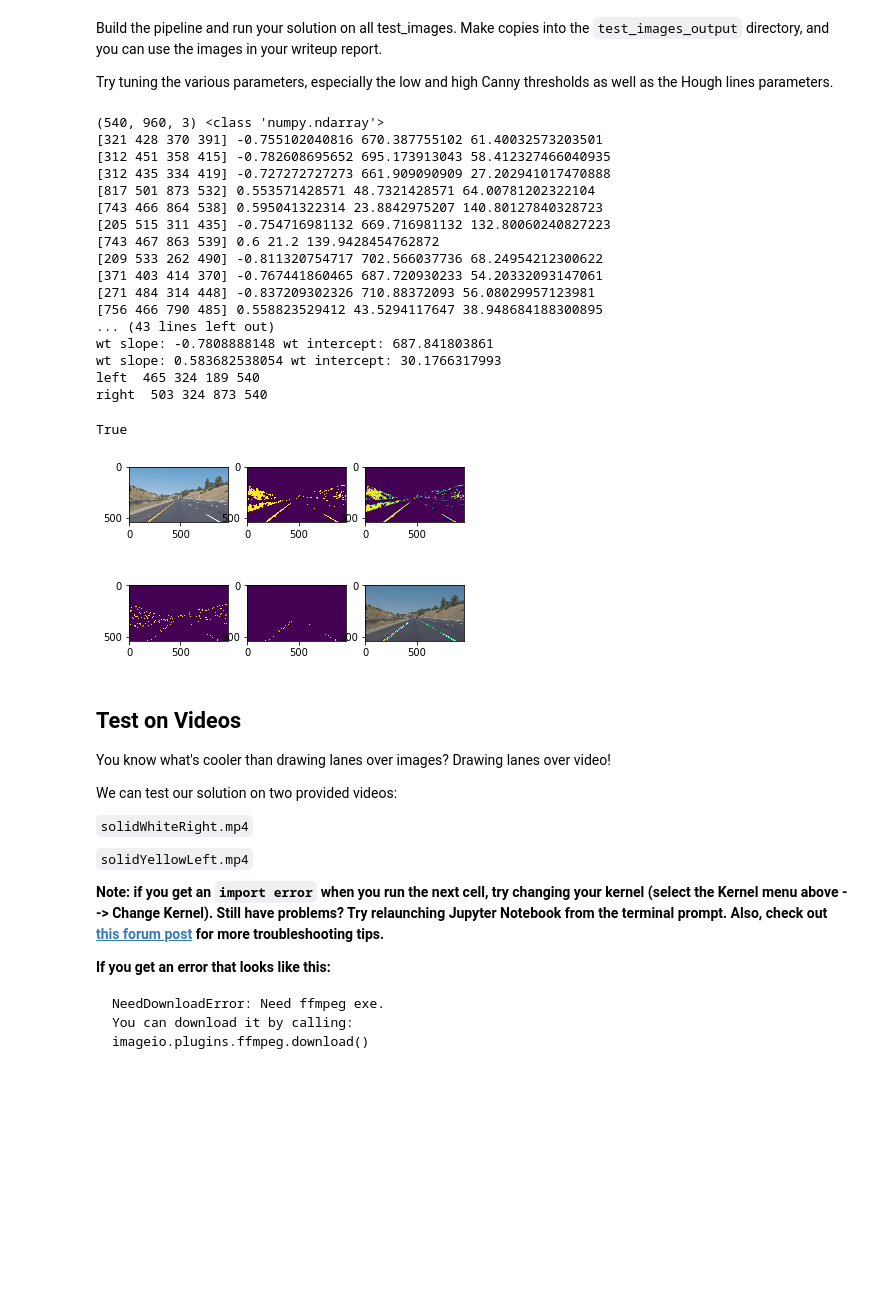
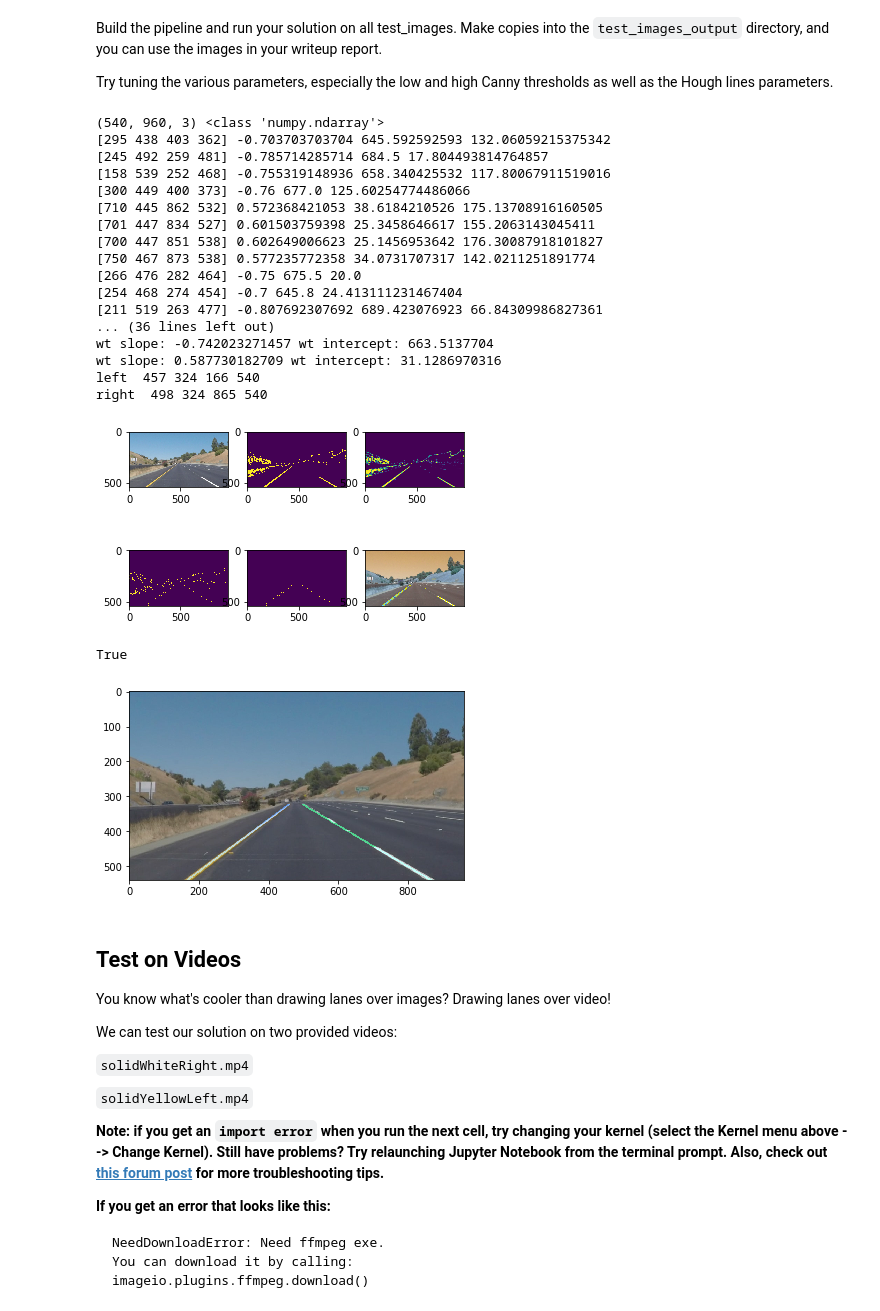
Before and after one commit to dhnkrn/CarND-LaneLines-P1, a Jupyter notebook: P1.ipynb, the cells around one changed output. Drawn from its saved outputs; the diff is of its cells as text; code cells hidden in the pictures; blank space fills up the shorter version.

Commit message:
Upload output images
Signed-off-by: Dhinakaran Pandiyan <dhnkrn@gmail.com>

```diff
--- a/P1.ipynb
+++ b/P1.ipynb
@@ -220,28 +220,24 @@ files = ["solidWhiteCurve",
          "solidYellowLeft",
          "whiteCarLaneSwitch"]
 
-file_name = 'test_images/' + files[5]
+file_name = 'test_images/' + files[3]
 img = cv2.imread(file_name + '.jpg')
 cpy = img.copy()
+lines_cpy = img.copy()
 m = np.zeros_like(cpy);
 
 print(img.shape, type(img))
-#plt.subplot(2,1,1)
-#plt.imshow(cv2.cvtColor(img, cv2.COLOR_BGR2RGB))
-
 res_x = img.shape[1]
 res_y = img.shape[0]
 
-#bw = cv2.cvtColor(cpy, cv2.COLOR_BGR2GRAY)
+plt.subplot(2,3,1)
+plt.imshow(cv2.cvtColor(img, cv2.COLOR_BGR2RGB))
+
 hsv = cv2.cvtColor(cpy, cv2.COLOR_BGR2HSV)
 y_mask = cv2.inRange(hsv, np.array([19,50,50]),np.array([25,255,255]))
 w_mask = cv2.inRange(hsv, np.array([0,0,200]),np.array([180,20,255]))
 bw = cv2.bitwise_or(w_mask, y_mask)
 cv2.imwrite(file_name + '0ut.jpg', bw)
-
-plt.subplot(2,3,1)
-plt.imshow(cv2.cvtColor(img, cv2.COLOR_BGR2RGB))
-
 plt.subplot(2,3,2)
 plt.imshow(bw)
 
@@ -284,11 +280,15 @@ for line in lines:
         continue
 
     if slope < 0.0:
-        cv2.line(m, (x1,y1),(x2,y2), (225, 225, 0), 2)
+        cv2.line(lines_cpy, (x1,y1),(x2,y2), (225, 225, 0), 2)
         left.append([slope, intercept, length])
     else:
-        cv2.line(m, (x1,y1),(x2,y2), (225, 225, 0), 2)
+        cv2.line(lines_cpy, (x1,y1),(x2,y2), (225, 225, 0), 2)
         right.append([slope, intercept, length])
+
+cv2.imwrite(file_name + '0ut3.jpg', lines_cpy)
+plt.subplot(2,3,6)
+plt.imshow(lines_cpy)
 
 left_n = np.array(left)
 right_n = np.array(right)
@@ -319,58 +319,58 @@ right_n = np.array(right_smooth)
 print(left_n)
 print(right_n)
 
 weighted_l_slope = np.sum(left_n[:,0]*left_n[:,2])/np.sum(left_n[:,2])
 weighted_r_slope = np.sum(right_n[:,0]*right_n[:,2])/np.sum(right_n[:,2])
 weighted_l_intercept = np.sum(left_n[:,1]*left_n[:,2])/np.sum(left_n[:,2])
 weighted_r_intercept = np.sum(right_n[:,1]*right_n[:,2])/np.sum(right_n[:,2])
 
 #for l in left_n:
 #    print(l[0], l[1], l[2])
 print("wt slope:", weighted_l_slope, "wt intercept:", weighted_l_intercept)
 
 #for r in right_n:
 #    print(r[0], r[1], r[2])
 print("wt slope:", weighted_r_slope, "wt intercept:", weighted_r_intercept)
 
 y3 = int(0.6*res_y)
 y4 = res_y
 
 x3 = int(float(y3 - weighted_l_intercept)/weighted_l_slope)
 x4 = int(float(y4 - weighted_l_intercept)/weighted_l_slope)
 print("left ", x3,y3,x4,y4)
-cv2.line(cpy, (x3, y3), (x4, y4), (125, 50, 0), 2)
-cv2.line(m, (x3, y3), (x4, y4), (125, 50, 0), 2)
+cv2.line(m, (x3, y3), (x4, y4), (125, 50, 0), 4)
 
 x3 = int(float(y3 - weighted_r_intercept)/weighted_r_slope)
 x4 = int(float(y4 - weighted_r_intercept)/weighted_r_slope)
 print("right ",x3,y3,x4,y4)
-cv2.line(cpy, (x3, y3), (x4, y4), (50, 125, 0), 2)
-cv2.line(m, (x3, y3), (x4, y4), (50, 125, 0), 2)
+cv2.line(m, (x3, y3), (x4, y4), (50, 125, 0), 4)
 
-plt.subplot(2,3,6)
-plt.imshow(cv2.cvtColor(weighted_img(m,cpy), cv2.COLOR_BGR2RGB))
+plt.show()
+plt.subplot(1,1,1)
+plt.imshow(cv2.cvtColor(weighted_img(m, cpy), cv2.COLOR_BGR2RGB))
 
-cv2.imwrite(file_name + "0ut3.jpg", weighted_img(m,cpy))
+cv2.imwrite(file_name + "0ut4.jpg", weighted_img(m,cpy))
 # %% [output]
 (540, 960, 3) <class 'numpy.ndarray'>
-[321 428 370 391] -0.755102040816 670.387755102 61.40032573203501
-[312 451 358 415] -0.782608695652 695.173913043 58.412327466040935
-[312 435 334 419] -0.727272727273 661.909090909 27.202941017470888
-[817 501 873 532] 0.553571428571 48.7321428571 64.00781202322104
-[743 466 864 538] 0.595041322314 23.8842975207 140.80127840328723
-[205 515 311 435] -0.754716981132 669.716981132 132.80060240827223
-[743 467 863 539] 0.6 21.2 139.9428454762872
-[209 533 262 490] -0.811320754717 702.566037736 68.24954212300622
-[371 403 414 370] -0.767441860465 687.720930233 54.20332093147061
-[271 484 314 448] -0.837209302326 710.88372093 56.08029957123981
-[756 466 790 485] 0.558823529412 43.5294117647 38.948684188300895
-... (43 lines left out)
-wt slope: -0.7808888148 wt intercept: 687.841803861
-wt slope: 0.583682538054 wt intercept: 30.1766317993
-left  465 324 189 540
-right  503 324 873 540
+[295 438 403 362] -0.703703703704 645.592592593 132.06059215375342
+[245 492 259 481] -0.785714285714 684.5 17.804493814764857
+[158 539 252 468] -0.755319148936 658.340425532 117.80067911519016
+[300 449 400 373] -0.76 677.0 125.60254774486066
+[710 445 862 532] 0.572368421053 38.6184210526 175.13708916160505
+[701 447 834 527] 0.601503759398 25.3458646617 155.2063143045411
+[700 447 851 538] 0.602649006623 25.1456953642 176.30087918101827
+[750 467 873 538] 0.577235772358 34.0731707317 142.0211251891774
+[266 476 282 464] -0.75 675.5 20.0
+[254 468 274 454] -0.7 645.8 24.413111231467404
+[211 519 263 477] -0.807692307692 689.423076923 66.84309986827361
+... (36 lines left out)
+wt slope: -0.742023271457 wt intercept: 663.5137704
+wt slope: 0.587730182709 wt intercept: 31.1286970316
+left  457 324 166 540
+right  498 324 865 540
+[figure, new version]
 True
-[figure, old version]
+[figure, added]
 # %% [markdown]
 ## Test on Videos
 
```
Also changed, not shown: 6 other files.
